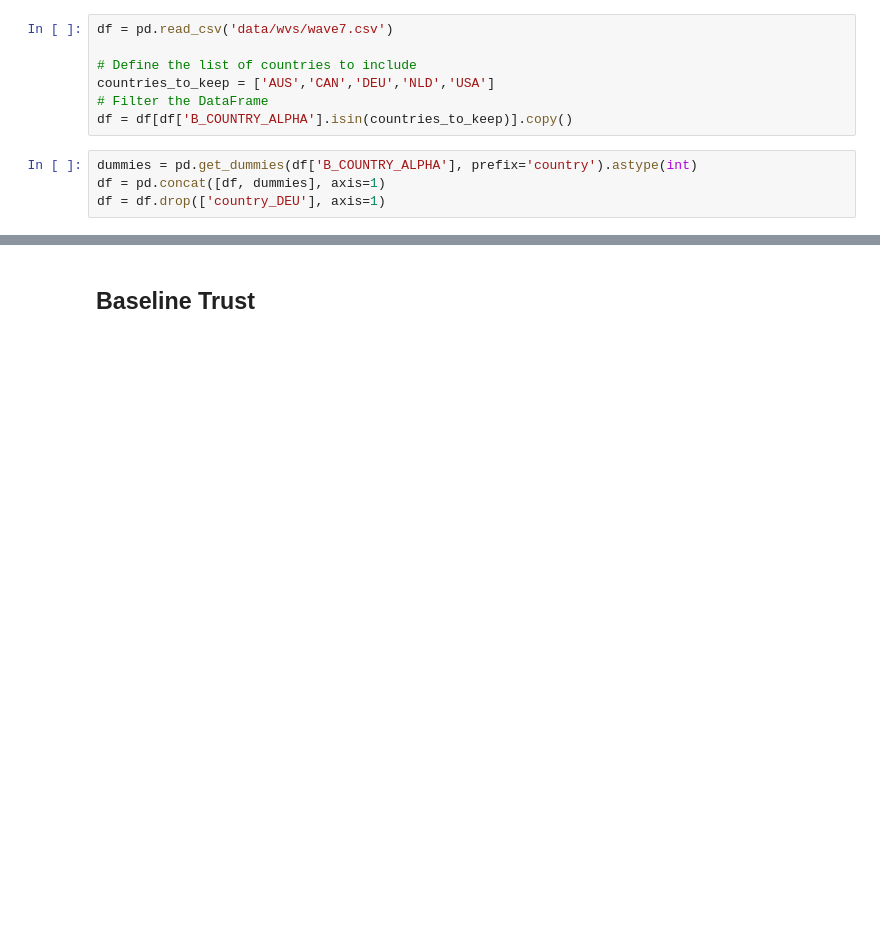
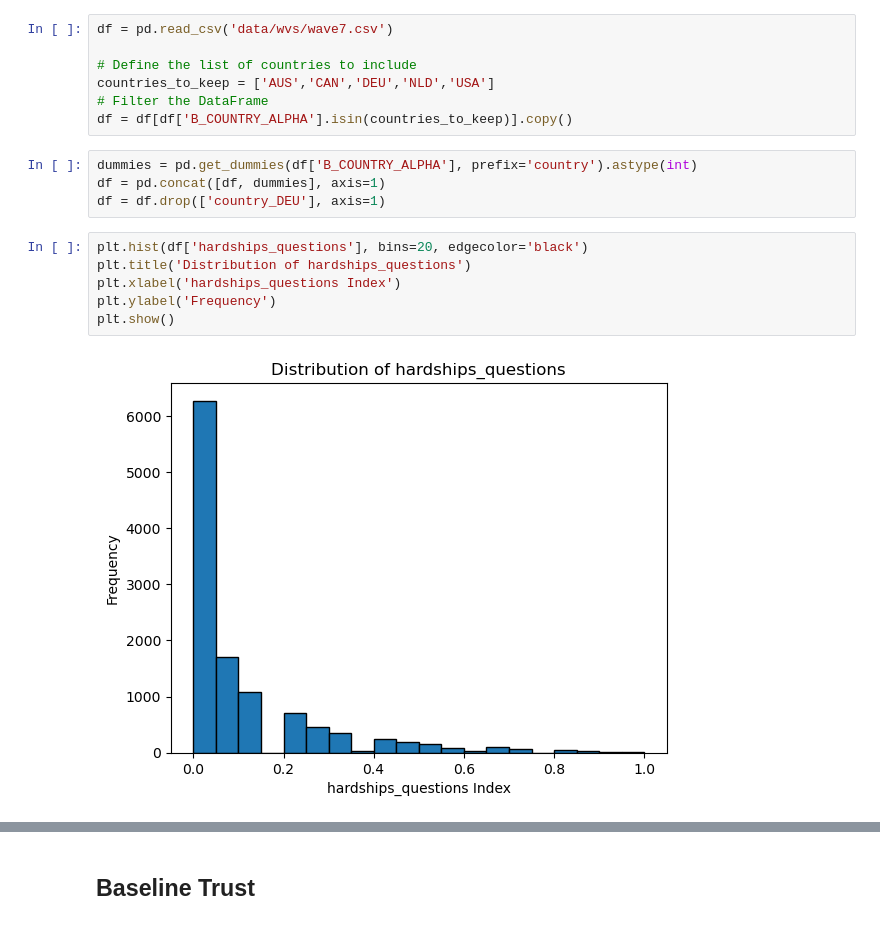
Before and after one commit to ekaba007/world_value, a Jupyter notebook: analysis/modelling_final.ipynb, the cells around one changed output, grey strips where cells are left out. Cells and saved outputs as stored; diff of their text form; blank space fills up the shorter version.

```diff
--- a/analysis/modelling_final.ipynb
+++ b/analysis/modelling_final.ipynb
@@ -232,3 +259,11 @@ df = df[df['B_COUNTRY_ALPHA'].isin(countries_to_keep)].copy()
 dummies = pd.get_dummies(df['B_COUNTRY_ALPHA'], prefix='country').astype(int)
 df = pd.concat([df, dummies], axis=1)
 df = df.drop(['country_DEU'], axis=1)
+# %%
+plt.hist(df['hardships_questions'], bins=20, edgecolor='black')
+plt.title('Distribution of hardships_questions')
+plt.xlabel('hardships_questions Index')
+plt.ylabel('Frequency')
+plt.show()
+# %% [output]
+[figure, added]
```
Also changed, not shown: parts of 18 cells of this notebook, 1 other file.
